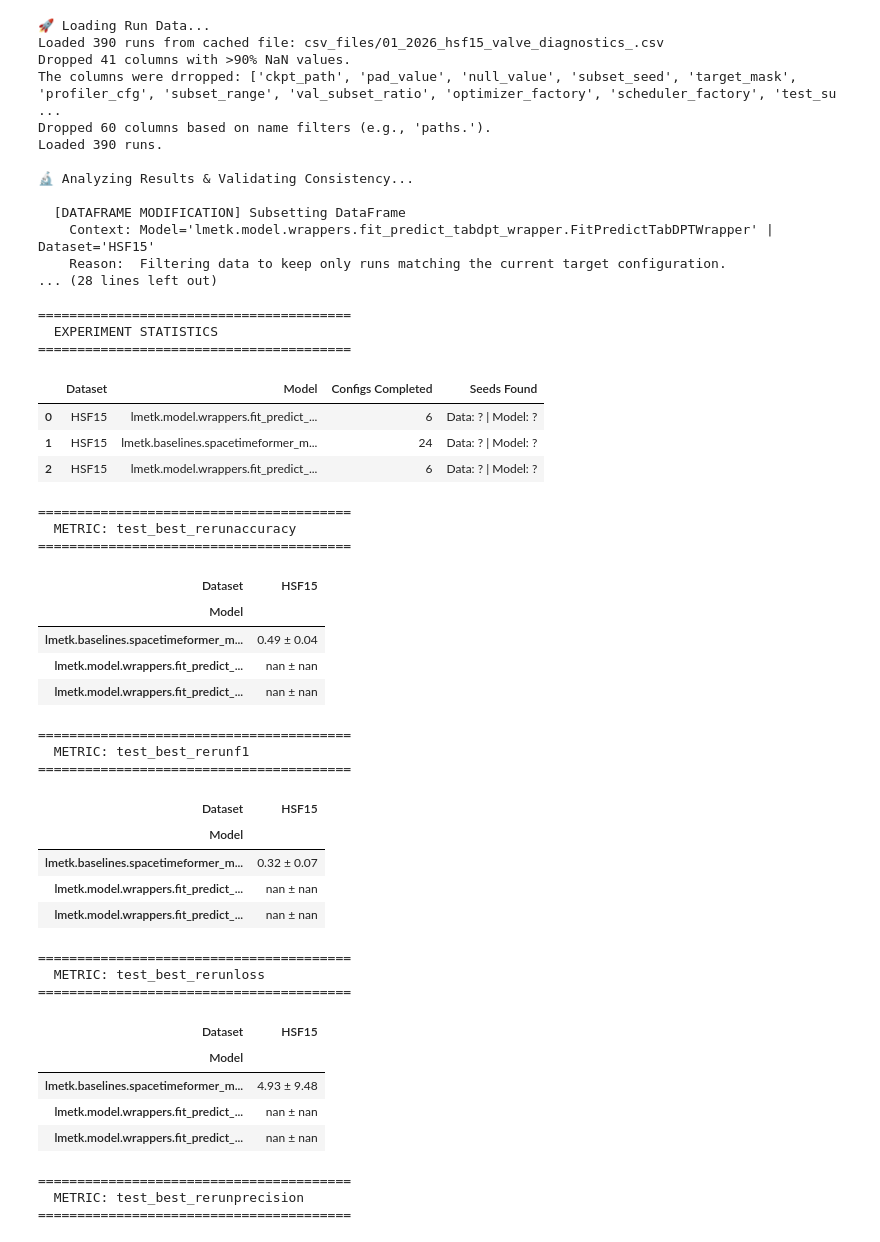
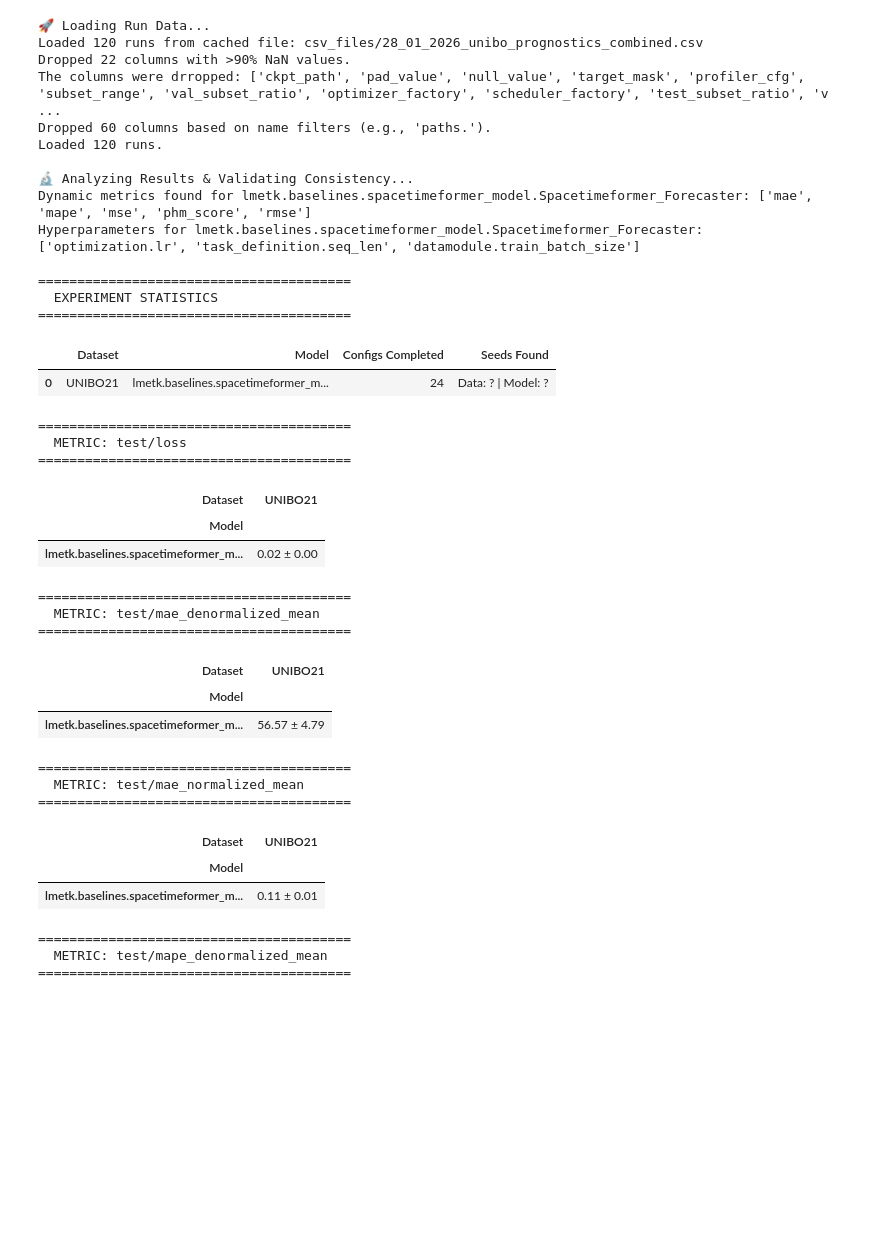
Before and after one commit to EPFL-IMOS/picid, a Jupyter notebook: lmetk_report/table.ipynb, the cells around one changed output. Cells and saved outputs as stored; diff of their text form; code cells hidden in the pictures; blank space fills up the shorter version.

```diff
--- a/lmetk_report/table.ipynb
+++ b/lmetk_report/table.ipynb
@@ -29,7 +29,7 @@ from lmetk_report.reporting import (
 # ## 2. Configuration
 # Define all key parameters for the analysis in one place.
 # ---
-PROJECT_NAME = "01_2026_hsf15_valve_diagnostics_"
+PROJECT_NAME = "28_01_2026_unibo_prognostics_combined"
 USER = "imos-buildingenergy-1"
 
 # Metrics to extract
@@ -93,69 +93,58 @@ all_results = analyze_results(
 
 # ### A. Experiment Statistics
 # Shows how many configurations completed successfully and
 # confirms which seeds were actually found in the data.
 display_experiment_stats(all_results)
 
 # ### B. Performance Leaderboards
 # Displays a separate, clean pivot table for every metric found (MSE, MAE, etc.).
 display_performance_tables(all_results)
 
 # ### C. Hyperparameter Impact Analysis
 # Shows the top 10 configurations for each model, exposing exactly
 # which hyperparameters led to the best results.
 display_hp_impact(all_results)
 
 # ### D. Legacy Summary Table
 # A single flattened table containing all metrics (useful for copying to Excel/LaTeX).
 print("\n📊 Full Summary Table:")
 summary_df = create_summary_table(all_results)
 display(summary_df)
 # %% [output]
 🚀 Loading Run Data...
-Loaded 390 runs from cached file: csv_files/01_2026_hsf15_valve_diagnostics_.csv
-Dropped 41 columns with >90% NaN values.
-The columns were drropped: ['ckpt_path', 'pad_value', 'null_value', 'subset_seed', 'target_mask', 'profiler_cfg', 'subset_range', 'val_subset_ratio', 'optimizer_factory', 'scheduler_factory', 'test_su ...
+Loaded 120 runs from cached file: csv_files/28_01_2026_unibo_prognostics_combined.csv
+Dropped 22 columns with >90% NaN values.
+The columns were drropped: ['ckpt_path', 'pad_value', 'null_value', 'target_mask', 'profiler_cfg', 'subset_range', 'val_subset_ratio', 'optimizer_factory', 'scheduler_factory', 'test_subset_ratio', 'v ...
 Dropped 60 columns based on name filters (e.g., 'paths.').
-Loaded 390 runs.
+Loaded 120 runs.
 
 🔬 Analyzing Results & Validating Consistency...
-
-  [DATAFRAME MODIFICATION] Subsetting DataFrame
-    Context: Model='lmetk.model.wrappers.fit_predict_tabdpt_wrapper.FitPredictTabDPTWrapper' | Dataset='HSF15'
-    Reason:  Filtering data to keep only runs matching the current target configuration.
-... (28 lines left out)
+Dynamic metrics found for lmetk.baselines.spacetimeformer_model.Spacetimeformer_Forecaster: ['mae', 'mape', 'mse', 'phm_score', 'rmse']
+Hyperparameters for lmetk.baselines.spacetimeformer_model.Spacetimeformer_Forecaster: ['optimization.lr', 'task_definition.seq_len', 'datamodule.train_batch_size']
 
 ========================================
   EXPERIMENT STATISTICS
 ========================================
 |  | Dataset | Model | Configs Completed | Seeds Found |
-| 0 | HSF15 | lmetk.model.wrappers.fit_predict_... | 6 | Data: ? | Model: ? |
-| 1 | HSF15 | lmetk.baselines.spacetimeformer_m... | 24 | Data: ? | Model: ? |
-| 2 | HSF15 | lmetk.model.wrappers.fit_predict_... | 6 | Data: ? | Model: ? |
+| 0 | UNIBO21 | lmetk.baselines.spacetimeformer_m... | 24 | Data: ? | Model: ? |
 ========================================
-  METRIC: test_best_rerunaccuracy
+  METRIC: test/loss
 ========================================
-| Dataset | HSF15 |
+| Dataset | UNIBO21 |
 | Model |  |
-| lmetk.baselines.spacetimeformer_m... | 0.49 ± 0.04 |
-| lmetk.model.wrappers.fit_predict_... | nan ± nan |
-| lmetk.model.wrappers.fit_predict_... | nan ± nan |
+| lmetk.baselines.spacetimeformer_m... | 0.02 ± 0.00 |
 ========================================
-  METRIC: test_best_rerunf1
+  METRIC: test/mae_denormalized_mean
 ========================================
-| Dataset | HSF15 |
+| Dataset | UNIBO21 |
 | Model |  |
-| lmetk.baselines.spacetimeformer_m... | 0.32 ± 0.07 |
-| lmetk.model.wrappers.fit_predict_... | nan ± nan |
-| lmetk.model.wrappers.fit_predict_... | nan ± nan |
+| lmetk.baselines.spacetimeformer_m... | 56.57 ± 4.79 |
 ========================================
-  METRIC: test_best_rerunloss
+  METRIC: test/mae_normalized_mean
 ========================================
-| Dataset | HSF15 |
+| Dataset | UNIBO21 |
 | Model |  |
-| lmetk.baselines.spacetimeformer_m... | 4.93 ± 9.48 |
-| lmetk.model.wrappers.fit_predict_... | nan ± nan |
-| lmetk.model.wrappers.fit_predict_... | nan ± nan |
+| lmetk.baselines.spacetimeformer_m... | 0.11 ± 0.01 |
 ========================================
-  METRIC: test_best_rerunprecision
+  METRIC: test/mape_denormalized_mean
 ========================================
```
Also changed, not shown: parts of 13 cells of this notebook.
